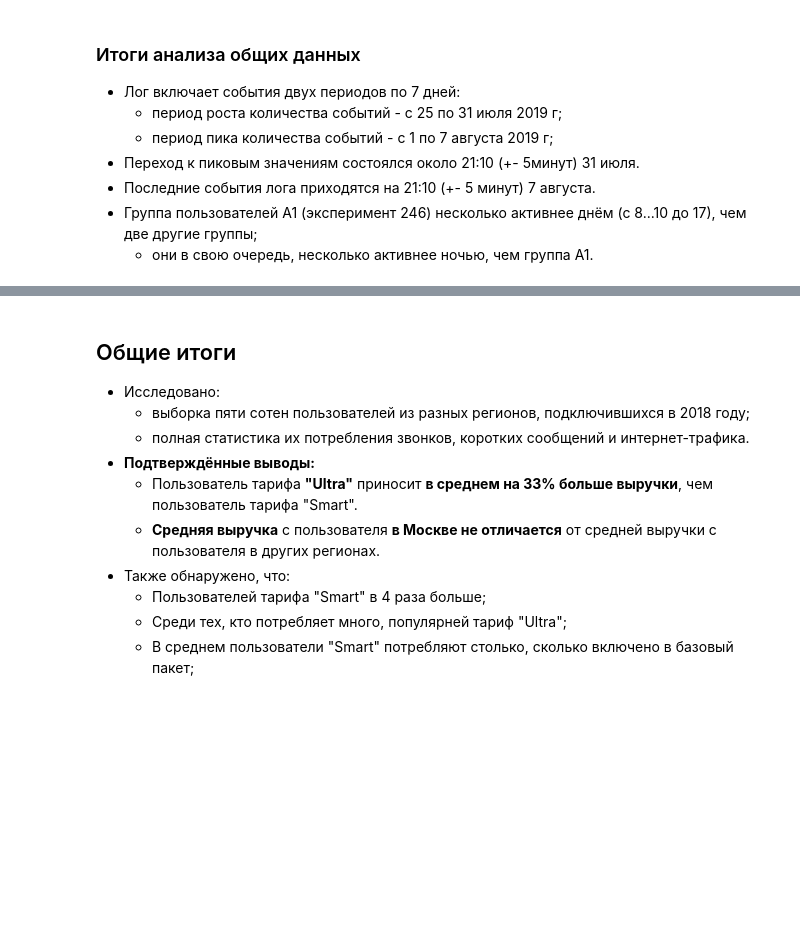
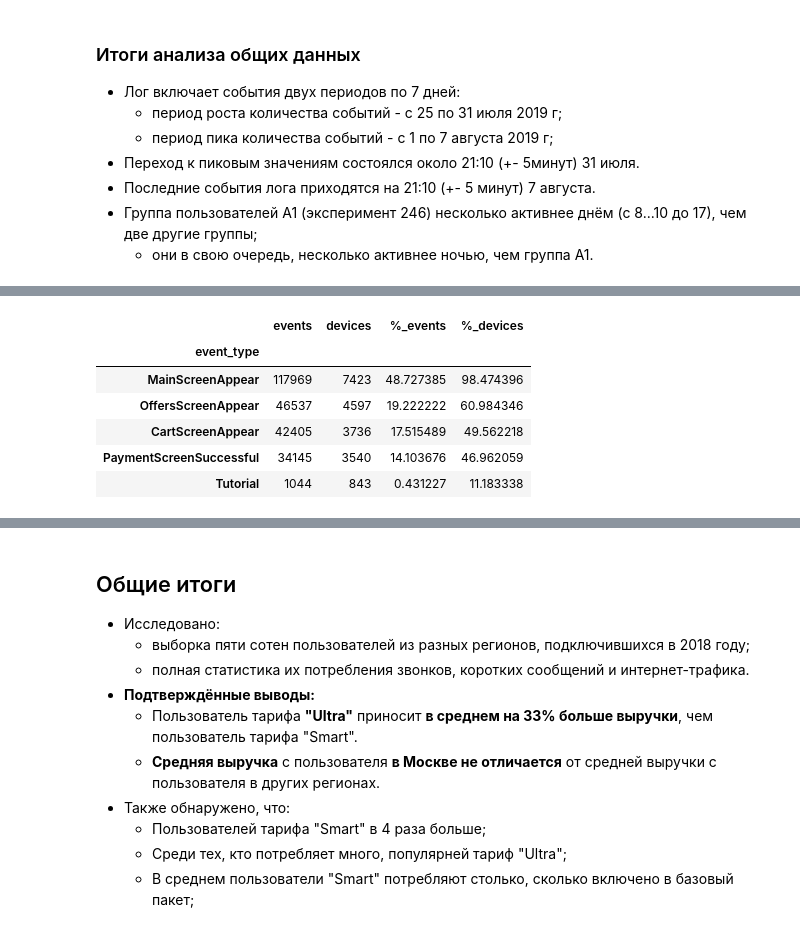
Before and after one commit to okeangel/da_portfolio, a Jupyter notebook: portfolio/week_19_combined_2.ipynb, the cells around one changed output, grey strips where cells are left out. Cells and saved outputs as stored; diff of their text form; code cells hidden in the pictures; blank space fills up the shorter version.

Commit message:
Update event analytics project

```diff
--- a/portfolio/week_19_combined_2.ipynb
+++ b/portfolio/week_19_combined_2.ipynb
@@ -716,0 +719,8 @@ log.groupby('group').agg({'device_id_hash': 'nunique'}).rename(columns={'device_
+# %%
+event_types = (
+    sel.groupby('event_type')
+    .agg({'timestamp': 'count', 'device_id_hash': 'nunique'})
+    .rename(columns={'timestamp': 'events', 'device_id_hash': 'devices'})
+    .sort_values('events', ascending=False)
+)
+event_types
@@ -716,0 +735,12 @@ log.groupby('group').agg({'device_id_hash': 'nunique'}).rename(columns={'device_
+# %%
+event_types['%_events'] = event_types['events'] / len(sel) * 100
+event_types['%_devices'] = event_types['devices'] / sel['device_id_hash'].nunique() * 100
+event_types
+# %% [output]
+|  | events | devices | %_events | %_devices |
+| event_type |  |  |  |  |
+| MainScreenAppear | 117969 | 7423 | 48.727385 | 98.474396 |
+| OffersScreenAppear | 46537 | 4597 | 19.222222 | 60.984346 |
+| CartScreenAppear | 42405 | 3736 | 17.515489 | 49.562218 |
+| PaymentScreenSuccessful | 34145 | 3540 | 14.103676 | 46.962059 |
+| Tutorial | 1044 | 843 | 0.431227 | 11.183338 |
```
Also changed, not shown: parts of 9 cells of this notebook.
